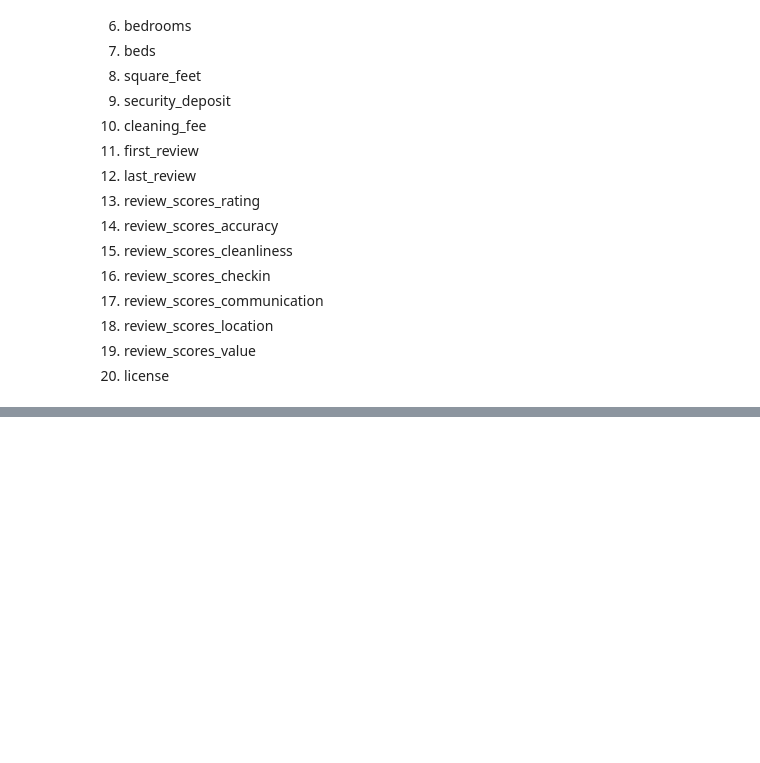
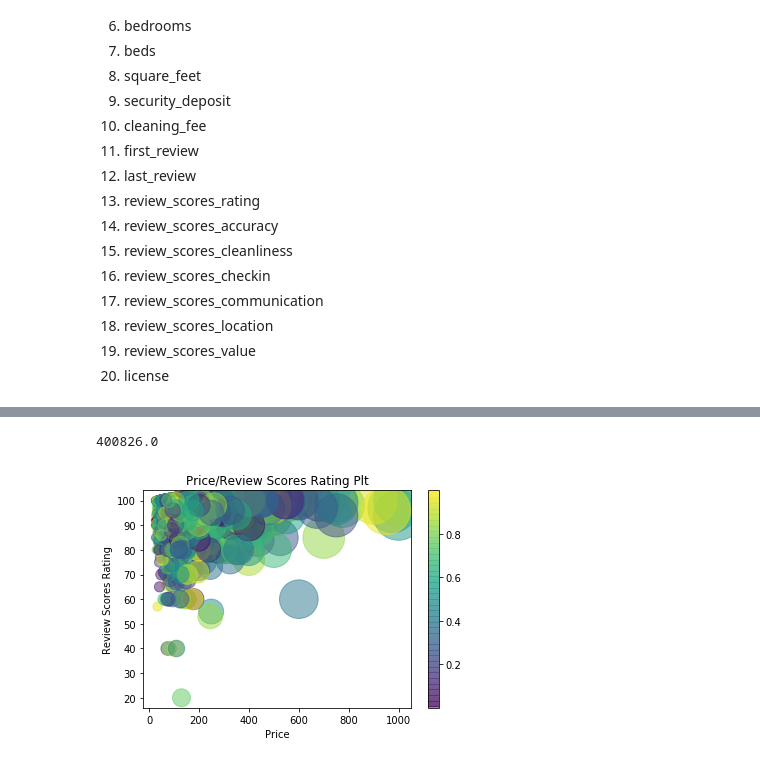
Before and after one commit to Rheasilvia/airbnb, a Jupyter notebook: airbnb.ipynb, the cells around one changed output, grey strips where cells are left out. Drawn from its saved outputs; the diff is of its cells as text; code cells hidden in the pictures; blank space fills up the shorter version.

```diff
--- a/airbnb.ipynb
+++ b/airbnb.ipynb
@@ -394,0 +428,8 @@ df_settle_listings_raw.drop(['license','square_feet'], axis = 1, inplace = True)
+# %%
+feature_list = ['id', 'city', 'price', 'security_deposit', 'review_scores_rating',
+                'review_scores_accuracy', 'review_scores_cleanliness', 'review_scores_checkin',
+                'review_scores_communication', 'review_scores_location', 'review_scores_value']
+df_seattle = df_settle_listings_raw[feature_list]
+df_boston = df_boston_airbnb_listings_raw[feature_list]
+
+df_seattle.head()
@@ -394,0 +518,20 @@ df_settle_listings_raw.drop(['license','square_feet'], axis = 1, inplace = True)
+# %%
+df_sum = np.sum(df_seattle['price'])
+df_sum
+# %% [output]
+400826.0
+# %%
+## plot
+df_sum = np.sum(df_seattle['price'])
+rng = np.random.RandomState(0)
+colors = rng.rand(df_seattle['price'].shape[0])
+sizes = 1000000 * df_seattle['price']/df_sum
+
+plt.scatter(df_seattle['price'], df_seattle['review_scores_rating'],marker='o',c=colors,s=sizes,alpha=0.5,cmap='viridis')
+plt.xlabel('Price')
+plt.ylabel('Review Scores Rating')
+plt.colorbar()
+plt.title('Price/Review Scores Rating Plt')
+plt.show()
+# %% [output]
+[figure, added]
```
Also changed, not shown: parts of 12 cells of this notebook.
